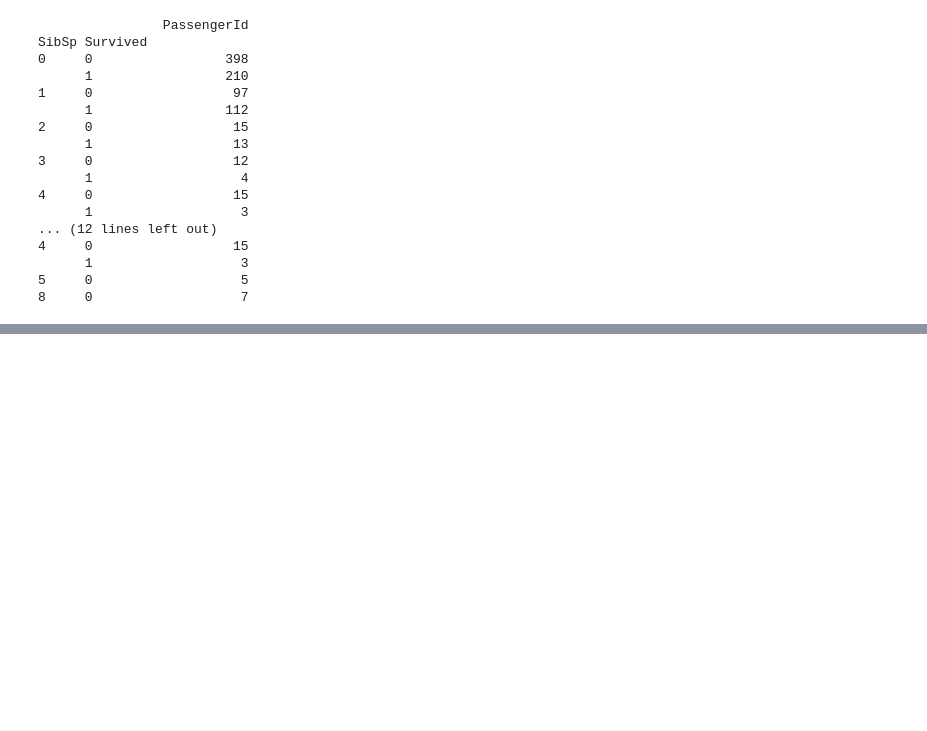
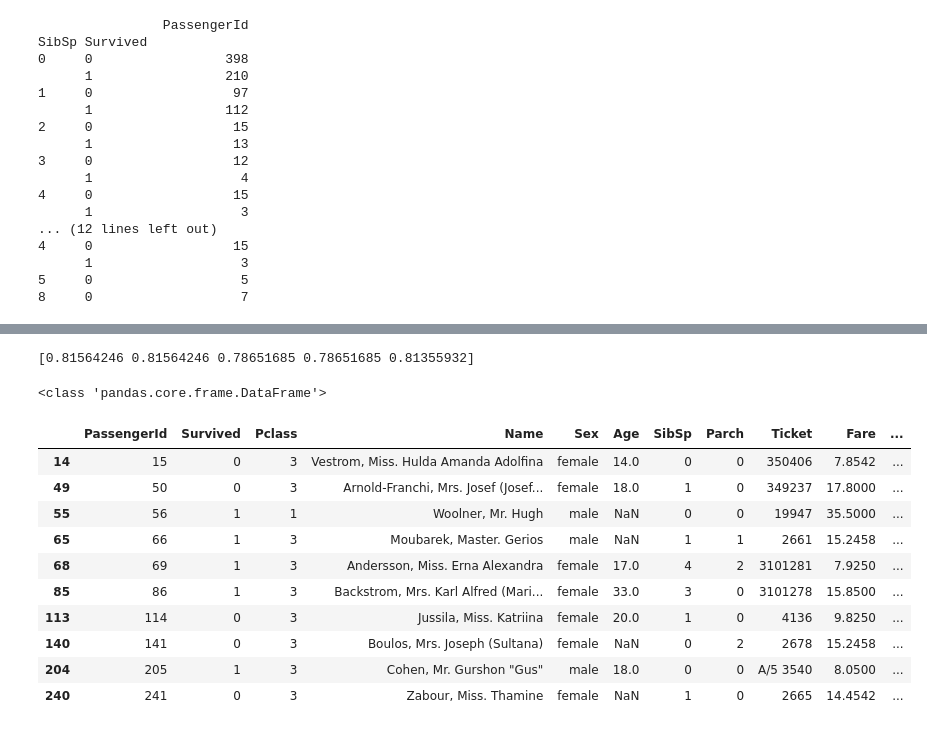
Before and after one commit to GH-SUSAN/kaggleL, a Jupyter notebook: Titanic/titanic.ipynb, the cells around one changed output, grey strips where cells are left out. Saved outputs shown, nothing was run; the diff lists cells and outputs as text; code cells hidden in the pictures; blank space fills up the shorter version.

```diff
--- a/Titanic/titanic.ipynb
+++ b/Titanic/titanic.ipynb
@@ -299,0 +511,41 @@ Saving figure Cabin有无和获救情况
+# %%
+from sklearn.model_selection import train_test_split ### 数据分片
+from sklearn.model_selection import cross_val_score
+from sklearn.model_selection import cross_validate
+clf = linear_model.LogisticRegression(solver="liblinear", C=1.0, penalty='l1', tol=1e-6)
+all_data = df.filter(regex='Survived|Age_.*|SibSp|Parch|Fare_.*|Cabin_.*|Embarked_.*|Sex_.*|Pclass_.*')
+X = all_data.values[:, 1:]
+y = all_data.values[:,0]
+print(cross_val_score(clf, X, y, cv=5))
+# %% [output]
+[0.81564246 0.81564246 0.78651685 0.78651685 0.81355932]
+# %%
+### 分割数据，按照 训练数据：CV数据 = 7：3 的比例
+split_train, split_cv = train_test_split(df, test_size=0.3, random_state=0)
+print(type(split_train))
+train_df = split_train.filter(regex='Survived|Age_.*|SibSp|Parch|Fare_.*|Cabin_.*|Embarked_.*|Sex_.*|Pclass_.*')
+# 生成模型
+clf = linear_model.LogisticRegression(solver="liblinear", C=1.0, penalty='l1', tol=1e-6)
+clf.fit(train_df.values[:, 1:], train_df.values[:, 0])
+
+cv_df = split_cv.filter(regex='Survived|Age_.*|SibSp|Parch|Fare_.*|Cabin_.*|Embarked_.*|Sex_.*|Pclass_.*')
+predictions=clf.predict(cv_df.values[:, 1:])
+
+origin_data_train = pd.read_csv("train.csv")
+bad_cases = origin_data_train.loc[origin_data_train["PassengerId"]
+                                  .isin(split_cv[predictions != cv_df.values[:, 0]]["PassengerId"].values)]
+bad_cases.head(10)
+### 筛选出badCase ，来发现一些端倪
+# %% [output]
+<class 'pandas.core.frame.DataFrame'>
+|  | PassengerId | Survived | Pclass | Name | Sex | Age | SibSp | Parch | Ticket | Fare | ... |
+| 14 | 15 | 0 | 3 | Vestrom, Miss. Hulda Amanda Adolfina | female | 14.0 | 0 | 0 | 350406 | 7.8542 | ... |
+| 49 | 50 | 0 | 3 | Arnold-Franchi, Mrs. Josef (Josef... | female | 18.0 | 1 | 0 | 349237 | 17.8000 | ... |
+| 55 | 56 | 1 | 1 | Woolner, Mr. Hugh | male | NaN | 0 | 0 | 19947 | 35.5000 | ... |
+| 65 | 66 | 1 | 3 | Moubarek, Master. Gerios | male | NaN | 1 | 1 | 2661 | 15.2458 | ... |
+| 68 | 69 | 1 | 3 | Andersson, Miss. Erna Alexandra | female | 17.0 | 4 | 2 | 3101281 | 7.9250 | ... |
+| 85 | 86 | 1 | 3 | Backstrom, Mrs. Karl Alfred (Mari... | female | 33.0 | 3 | 0 | 3101278 | 15.8500 | ... |
+| 113 | 114 | 0 | 3 | Jussila, Miss. Katriina | female | 20.0 | 1 | 0 | 4136 | 9.8250 | ... |
+| 140 | 141 | 0 | 3 | Boulos, Mrs. Joseph (Sultana) | female | NaN | 0 | 2 | 2678 | 15.2458 | ... |
+| 204 | 205 | 1 | 3 | Cohen, Mr. Gurshon "Gus" | male | 18.0 | 0 | 0 | A/5 3540 | 8.0500 | ... |
+| 240 | 241 | 0 | 3 | Zabour, Miss. Thamine | female | NaN | 1 | 0 | 2665 | 14.4542 | ... |
```
Also changed, not shown: parts of 28 cells of this notebook, 9 other files.
